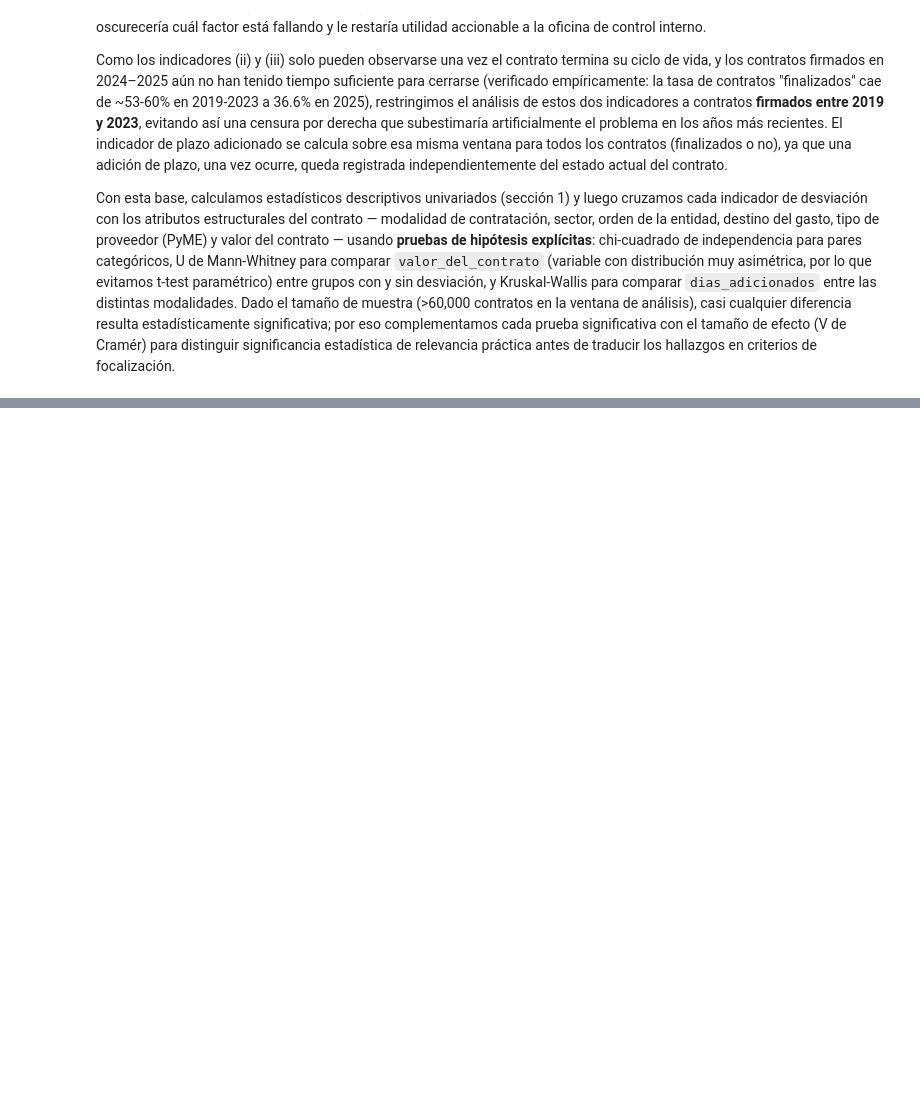
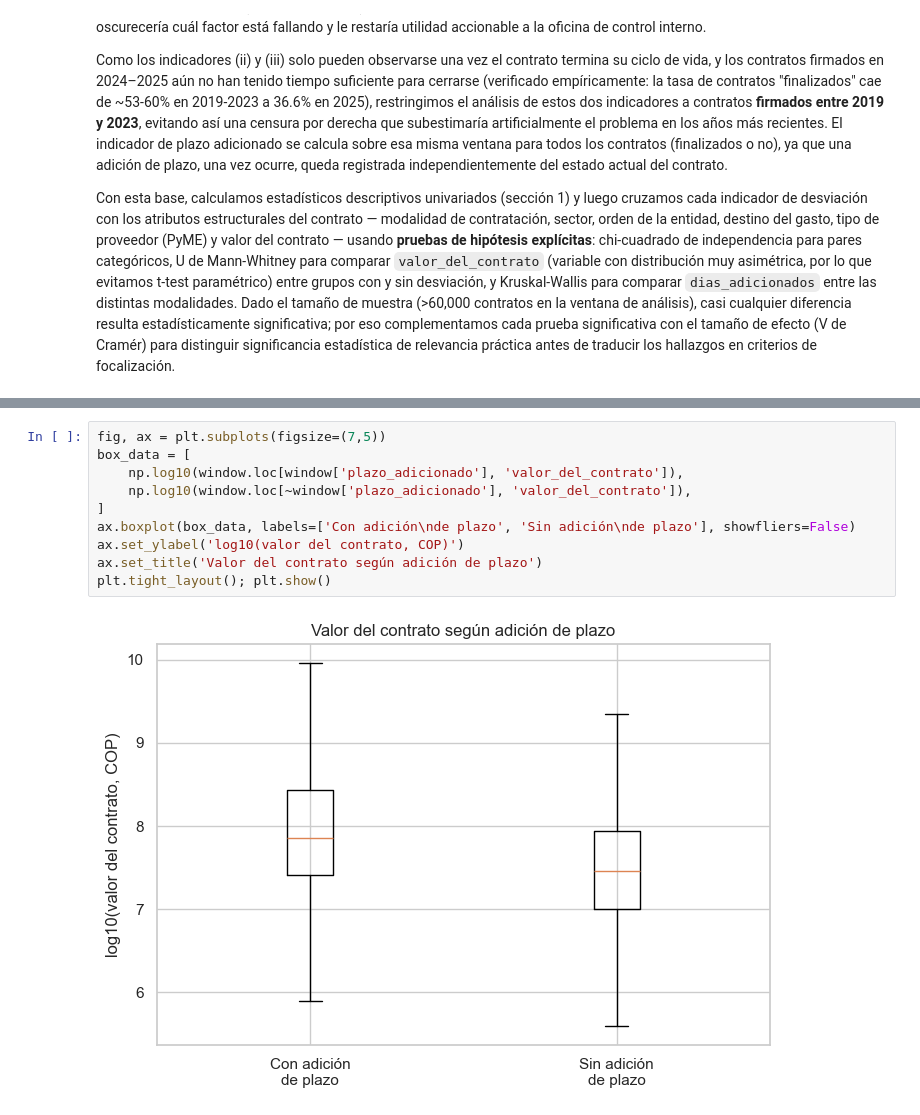
Before and after one commit to brehynnermraz/taller_1_ciencia_de_datos, a Jupyter notebook: notebooks/taller1_secop_bienes.ipynb, the cells around one changed output, grey strips where cells are left out. Drawn from its saved outputs; the diff is of its cells as text; blank space fills up the shorter version.

```diff
--- a/notebooks/taller1_secop_bienes.ipynb
+++ b/notebooks/taller1_secop_bienes.ipynb
@@ -240,0 +587,12 @@ Con esta base, calculamos estadísticos descriptivos univariados (sección 1) y
+# %%
+fig, ax = plt.subplots(figsize=(7,5))
+box_data = [
+    np.log10(window.loc[window['plazo_adicionado'], 'valor_del_contrato']),
+    np.log10(window.loc[~window['plazo_adicionado'], 'valor_del_contrato']),
+]
+ax.boxplot(box_data, labels=['Con adición\nde plazo', 'Sin adición\nde plazo'], showfliers=False)
+ax.set_ylabel('log10(valor del contrato, COP)')
+ax.set_title('Valor del contrato según adición de plazo')
+plt.tight_layout(); plt.show()
+# %% [output]
+[figure, added]
```
Also changed, not shown: parts of 40 cells of this notebook.
